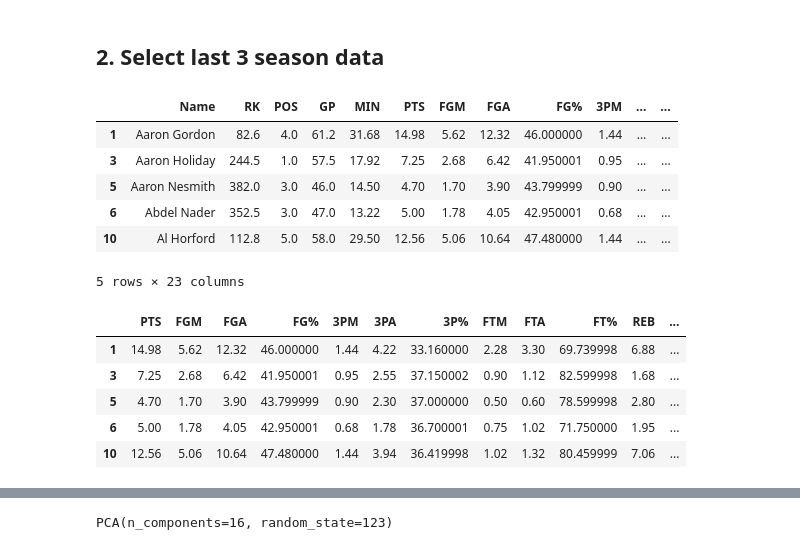
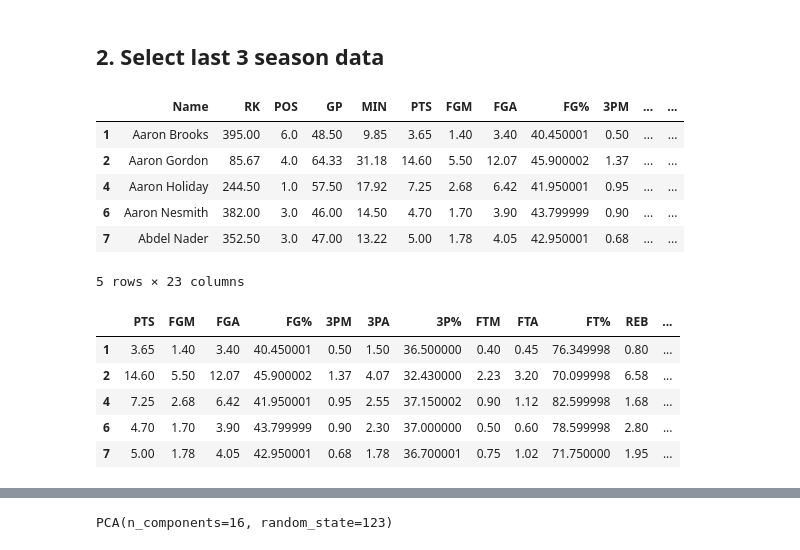
Before and after one commit to tomekmatuszewski/NBA_players_clustering, a Jupyter notebook: notebooks/read_postgres.ipynb, the cells around one changed output, grey strips where cells are left out. Saved outputs shown, nothing was run; the diff lists cells and outputs as text; code cells hidden in the pictures.

```diff
--- a/notebooks/read_postgres.ipynb
+++ b/notebooks/read_postgres.ipynb
@@ -36,26 +36,32 @@ df_stats.limit(10).toPandas().head(5)
 # %%
 from pyspark.sql.functions import col
 
-seasons = ["Season_Regular_2021_22", "Season_Regular_2020_21", "Season_Regular_2019_20", "Season_Regular_2018_19", "Season_Regular_2017_18"]
+seasons = ["Season_Regular_2021_22",
+           "Season_Regular_2020_21",
+           "Season_Regular_2019_20",
+           "Season_Regular_2018_19",
+           "Season_Regular_2017_18",
+           "Season_Regular_2016_17"
+          ]
 df_stats_last_three = df_stats.where(col('flag').isin(seasons)).toPandas()
 
 df_stats_last_three["Name"] = df_stats_last_three["Name"].str.split(" ").str[:-1]
 df_stats_last_three["Name"] = df_stats_last_three["Name"].str.join(" ")
 df_stats_last_three['POS'] = df_stats_last_three['POS'].map({'PG': 1, 'SG': 2, 'SF': 3, 'PF': 4, 'C': 5, 'G': 6, 'F': 7})
 df_stats_last_three = df_stats_last_three.groupby(by='Name').mean().round(2)
 df_stats_last_three = df_stats_last_three.reset_index(drop=False)
 
 # reject players with less than 400 min in season
 df_stats_last_three = df_stats_last_three[(df_stats_last_three['GP']*df_stats_last_three['MIN']) > 400]
 
 df_stats_last_three.head(5)
 # %% [output]
 |  | Name | RK | POS | GP | MIN | PTS | FGM | FGA | FG% | 3PM | ... | ... |
-| 1 | Aaron Gordon | 82.6 | 4.0 | 61.2 | 31.68 | 14.98 | 5.62 | 12.32 | 46.000000 | 1.44 | ... | ... |
-| 3 | Aaron Holiday | 244.5 | 1.0 | 57.5 | 17.92 | 7.25 | 2.68 | 6.42 | 41.950001 | 0.95 | ... | ... |
-| 5 | Aaron Nesmith | 382.0 | 3.0 | 46.0 | 14.50 | 4.70 | 1.70 | 3.90 | 43.799999 | 0.90 | ... | ... |
-| 6 | Abdel Nader | 352.5 | 3.0 | 47.0 | 13.22 | 5.00 | 1.78 | 4.05 | 42.950001 | 0.68 | ... | ... |
-| 10 | Al Horford | 112.8 | 5.0 | 58.0 | 29.50 | 12.56 | 5.06 | 10.64 | 47.480000 | 1.44 | ... | ... |
+| 1 | Aaron Brooks | 395.00 | 6.0 | 48.50 | 9.85 | 3.65 | 1.40 | 3.40 | 40.450001 | 0.50 | ... | ... |
+| 2 | Aaron Gordon | 85.67 | 4.0 | 64.33 | 31.18 | 14.60 | 5.50 | 12.07 | 45.900002 | 1.37 | ... | ... |
+| 4 | Aaron Holiday | 244.50 | 1.0 | 57.50 | 17.92 | 7.25 | 2.68 | 6.42 | 41.950001 | 0.95 | ... | ... |
+| 6 | Aaron Nesmith | 382.00 | 3.0 | 46.00 | 14.50 | 4.70 | 1.70 | 3.90 | 43.799999 | 0.90 | ... | ... |
+| 7 | Abdel Nader | 352.50 | 3.0 | 47.00 | 13.22 | 5.00 | 1.78 | 4.05 | 42.950001 | 0.68 | ... | ... |
 5 rows × 23 columns
 # %%
 drop = ["RK", "Name", "POS", "GP", "MIN","TO","PER"]
@@ -63,11 +69,11 @@ stats_train = df_stats_last_three.drop(columns=drop)
 stats_train.head()
 # %% [output]
 |  | PTS | FGM | FGA | FG% | 3PM | 3PA | 3P% | FTM | FTA | FT% | REB | ... |
-| 1 | 14.98 | 5.62 | 12.32 | 46.000000 | 1.44 | 4.22 | 33.160000 | 2.28 | 3.30 | 69.739998 | 6.88 | ... |
-| 3 | 7.25 | 2.68 | 6.42 | 41.950001 | 0.95 | 2.55 | 37.150002 | 0.90 | 1.12 | 82.599998 | 1.68 | ... |
-| 5 | 4.70 | 1.70 | 3.90 | 43.799999 | 0.90 | 2.30 | 37.000000 | 0.50 | 0.60 | 78.599998 | 2.80 | ... |
-| 6 | 5.00 | 1.78 | 4.05 | 42.950001 | 0.68 | 1.78 | 36.700001 | 0.75 | 1.02 | 71.750000 | 1.95 | ... |
-| 10 | 12.56 | 5.06 | 10.64 | 47.480000 | 1.44 | 3.94 | 36.419998 | 1.02 | 1.32 | 80.459999 | 7.06 | ... |
+| 1 | 3.65 | 1.40 | 3.40 | 40.450001 | 0.50 | 1.50 | 36.500000 | 0.40 | 0.45 | 76.349998 | 0.80 | ... |
+| 2 | 14.60 | 5.50 | 12.07 | 45.900002 | 1.37 | 4.07 | 32.430000 | 2.23 | 3.20 | 70.099998 | 6.58 | ... |
+| 4 | 7.25 | 2.68 | 6.42 | 41.950001 | 0.95 | 2.55 | 37.150002 | 0.90 | 1.12 | 82.599998 | 1.68 | ... |
+| 6 | 4.70 | 1.70 | 3.90 | 43.799999 | 0.90 | 2.30 | 37.000000 | 0.50 | 0.60 | 78.599998 | 2.80 | ... |
+| 7 | 5.00 | 1.78 | 4.05 | 42.950001 | 0.68 | 1.78 | 36.700001 | 0.75 | 1.02 | 71.750000 | 1.95 | ... |
 # %%
 #skalowanie danych
 import pandas as pd
```
Also changed, not shown: parts of 32 cells of this notebook.
